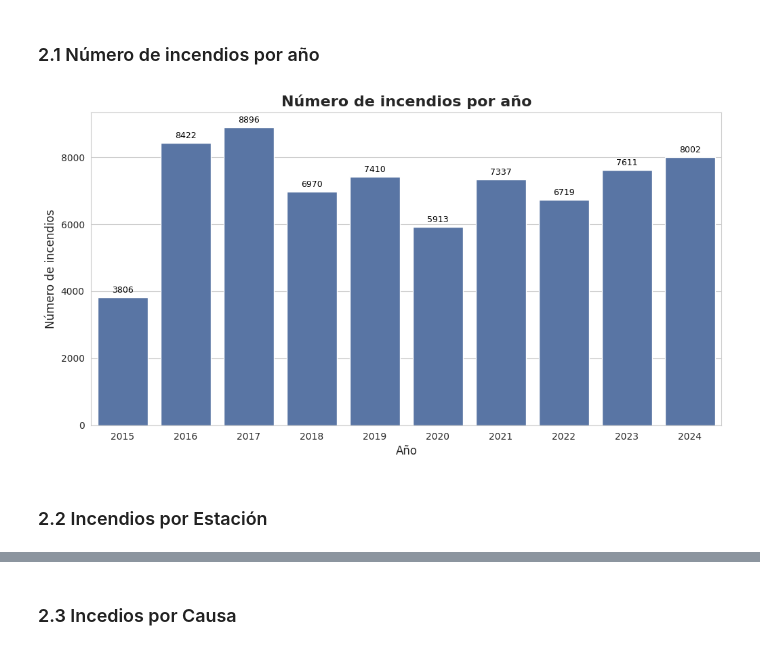
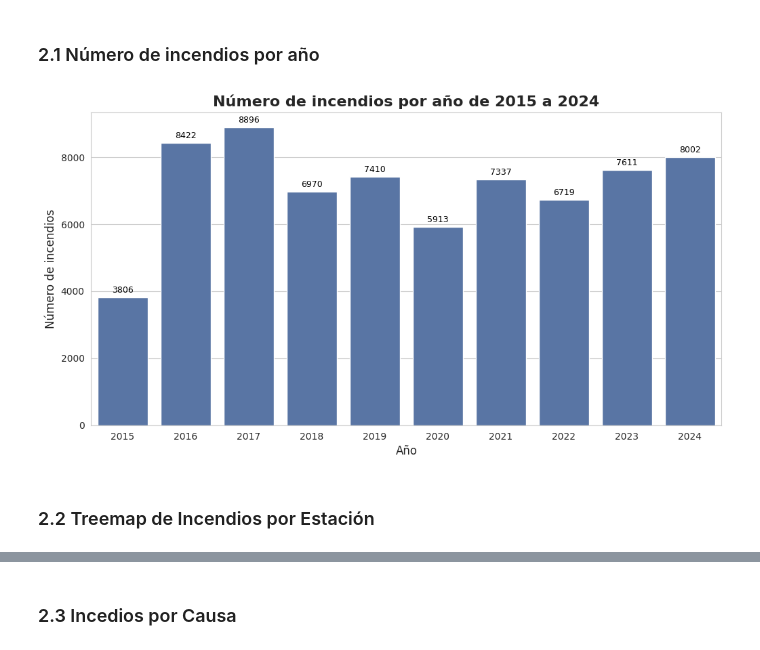
Before and after one commit to AndrsGzRo/incendios-forestales-mx, a Jupyter notebook: Incendios_Forestales_EDA.ipynb, the cells around one changed output, grey strips where cells are left out. Drawn from its saved outputs; the diff is of its cells as text; code cells hidden in the pictures.

```diff
--- a/Incendios_Forestales_EDA.ipynb
+++ b/Incendios_Forestales_EDA.ipynb
@@ -178,0 +197,4 @@ dtype: int64
+# %%
+# Pasar todo a minúsculas y quitar espacios sobrantes
+df_clean['Tipo_de_incendio'] = df_clean['Tipo_de_incendio'].str.strip().str.lower()
+df_clean['Tipo_de_incendio'].value_counts()
@@ -183,19 +214,19 @@ dtype: int64
 # %%
 sns.set_style('whitegrid')
 sns.set_palette('deep')
 plt.figure(figsize=(12,6))
 ax = sns.countplot(
     x='anio',
     data=df_clean,
 )
 for container in ax.containers:
     ax.bar_label(container,padding=3,fontsize=9,color='black')
 
 plt.xlabel('Año',fontsize=12)
 plt.ylabel('Número de incendios',fontsize=12)
-plt.title('Número de incendios por año',fontsize=16,fontweight='bold')
+plt.title('Número de incendios por año de 2015 a 2024',fontsize=16,fontweight='bold')
 plt.show()
 # %% [output]
-[figure, old version]
+[figure, new version]
 # %% [markdown]
-### 2.2 Incendios por Estación
+### 2.2 Treemap de Incendios por Estación
```
Also changed, not shown: parts of 12 cells of this notebook.
